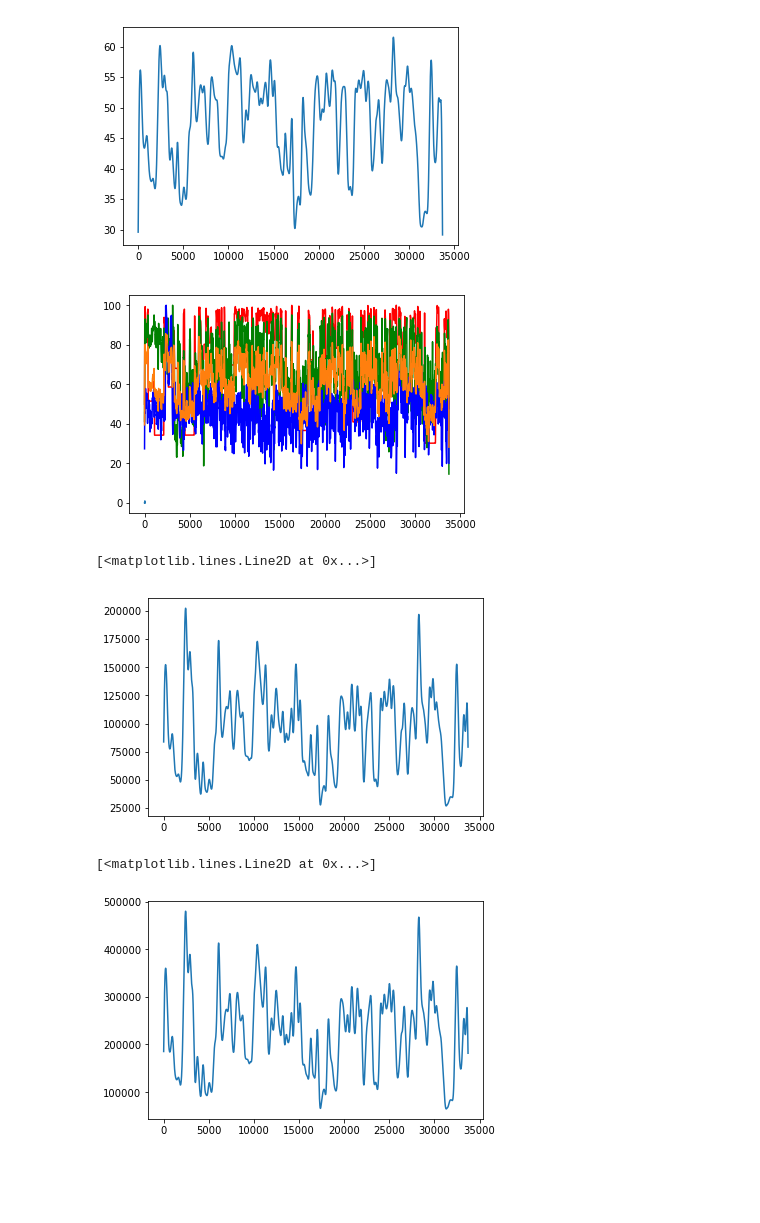
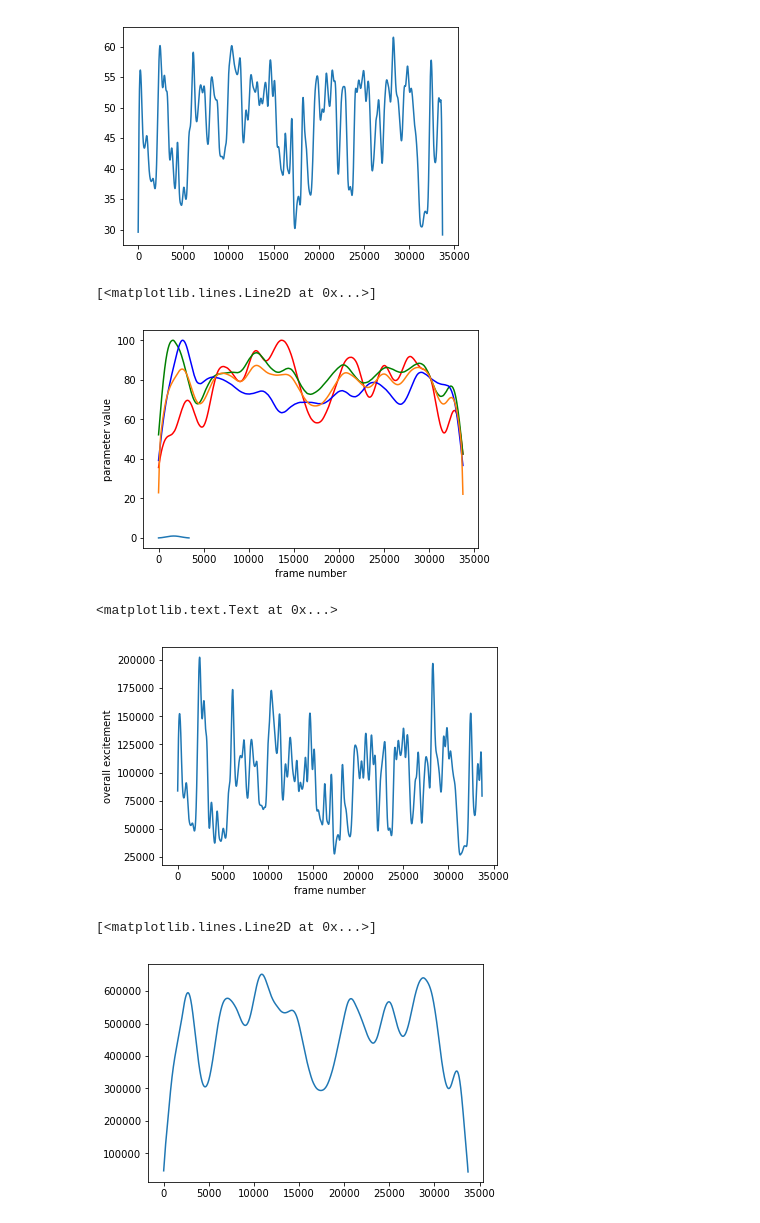
Before and after one commit to siddharthjindal1997/ExCCitement_extractor, a Jupyter notebook: Ipython Notebooks/highlight extraction different approaches.ipynb, the cells around one changed output. Saved outputs shown, nothing was run; the diff lists cells and outputs as text; code cells hidden in the pictures; blank space fills up the shorter version.

Commit message:
changes in some parameters in highlights extraction

```diff
--- a/Ipython Notebooks/highlight extraction different approaches.ipynb
+++ b/Ipython Notebooks/highlight extraction different approaches.ipynb
@@ -32,9 +32,9 @@ plt.plot(sound_orig_scaled,'b')
 #by the orignal curves , then smoothing it out
 
 avg_orig=(cuts_orig_scaled+motion_orig_scaled+sound_orig_scaled)/3
+kaiser_func=np.kaiser(len(avg_orig)/10,5)
 
 def smooth_func(length,alpha):
-    #kaiser_func=np.kaiser(len(avg_orig)/500,10)
     return np.kaiser(length,alpha)
 
 kaiserfn=smooth_func(len(avg_orig)/50,10)
@@ -46,36 +46,42 @@ plt.plot(avg_orig_smooth)
 # %%
 #averaging the curves after smoothing them out
 
 cuts_smooth= np.convolve(kaiser_func/kaiser_func.sum(),cuts_orig,mode='same')
 motion_smooth = np.convolve(kaiser_func/kaiser_func.sum(),motion_orig,mode='same')
 sound_smooth = np.convolve(kaiser_func/kaiser_func.sum(),sound_orig,mode='same')
 
 cuts_scaled_smooth = scale_curve(cuts_smooth)
 motion_scaled_smooth = scale_curve(motion_smooth)
 sound_scaled_smooth = scale_curve(sound_smooth)
 
 plt.plot(cuts_scaled_smooth,'r')
 plt.plot(motion_scaled_smooth,'g')
 plt.plot(sound_scaled_smooth,'b')
 plt.plot(kaiser_func)
+plt.xlabel('frame number')
+plt.ylabel('parameter value')
 
 avg= (cuts_scaled_smooth+motion_scaled_smooth+sound_scaled_smooth)/3
-plt.plot(avg)
-avg_smooth = np.convolve(kaiser_func/kaiser_func.sum(),avg ,mode='same')
+avg_smooth = np.convolve(kaiserfn/kaiserfn.sum(),avg ,mode='same')
+plt.plot(avg_smooth)
 # %% [output]
+[<matplotlib.lines.Line2D at 0x...>]
-[figure, old version]
+[figure, new version]
 # %%
 #multiplying orignal curves
 
 mult_orig= [cuts_orig_scaled[k]*motion_orig_scaled[k]*sound_orig_scaled[k] for k in range(0,len(cuts_orig_scaled))]
 
 kaiserfn1=smooth_func(len(avg_orig)/50,10)
+
 mult_orig_smooth = np.convolve(kaiserfn1/kaiserfn1.sum(),mult_orig ,mode='same')
 #plt.plot(mult_orig)
 plt.plot(mult_orig_smooth)
+plt.xlabel('frame number')
+plt.ylabel('overall excitement')
 # %% [output]
-[<matplotlib.lines.Line2D at 0x...>]
+<matplotlib.text.Text at 0x...>
-[figure, old version]
+[figure, new version]
 # %%
 #multiplying smooth curves
 mult_of_smooth= [cuts_scaled_smooth[k]*motion_scaled_smooth[k]*sound_scaled_smooth[k] for k in range(0,len(cuts_scaled_smooth))]
@@ -83,7 +89,7 @@ mult_smooth = np.convolve(kaiserfn1/kaiserfn1.sum(),mult_of_smooth ,mode='same')
 plt.plot(mult_smooth)
 # %% [output]
 [<matplotlib.lines.Line2D at 0x...>]
-[figure, old version]
+[figure, new version]
 # %%
 #filter peaks method
 def get_filtered_peaks(smooth_curve):
```
Also changed, not shown: parts of 2 cells of this notebook.
